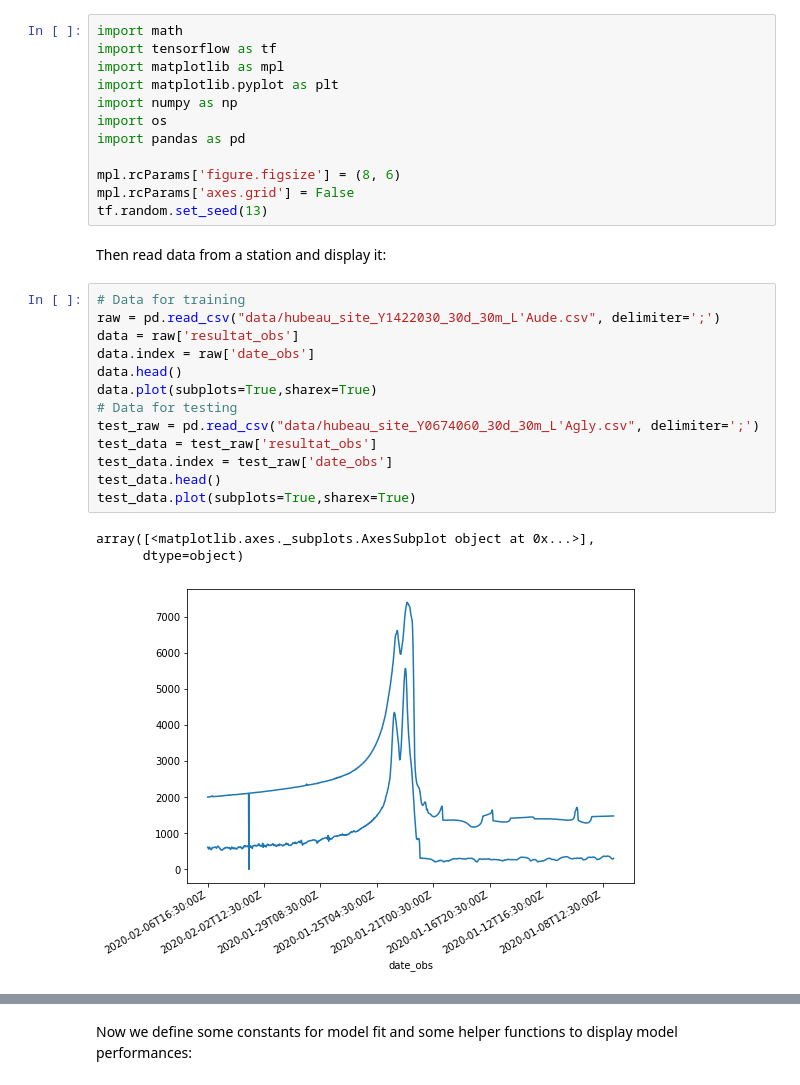
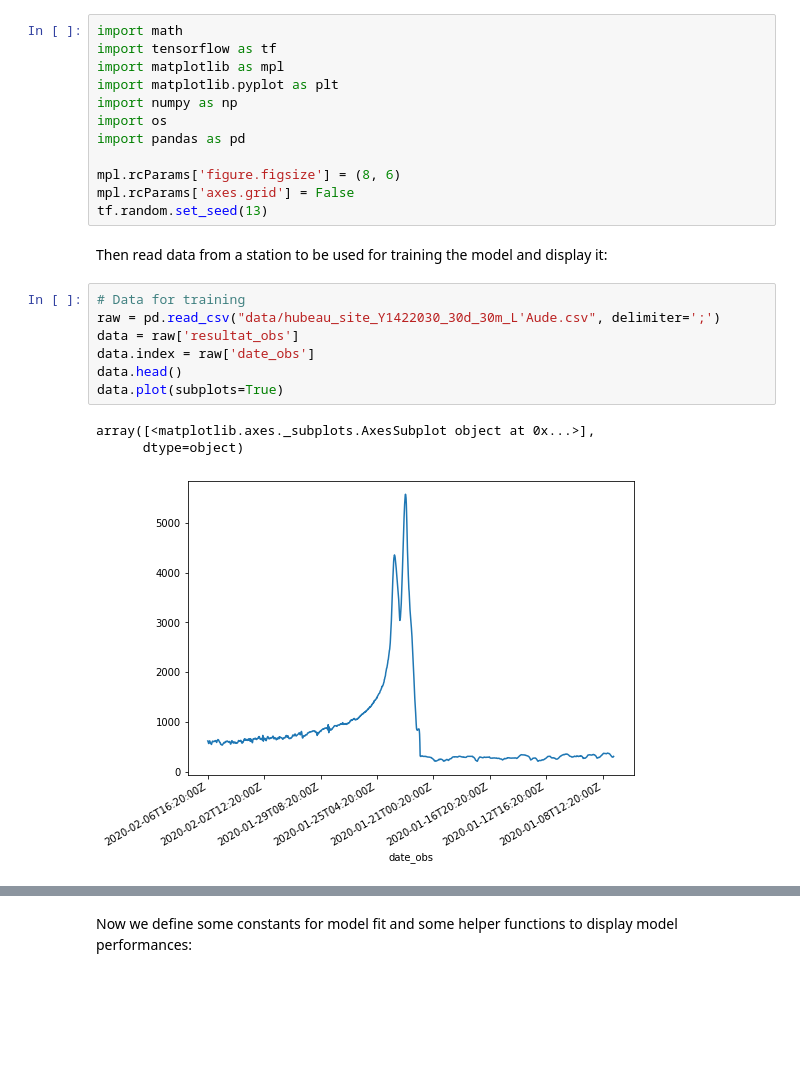
Before and after one commit to kalisio/water-level-forecasting, a Jupyter notebook: hubeau_univariate.ipynb, the cells around one changed output, grey strips where cells are left out. Cells and saved outputs as stored; diff of their text form; blank space fills up the shorter version.

```diff
--- a/hubeau_univariate.ipynb
+++ b/hubeau_univariate.ipynb
@@ -15,21 +15,15 @@ mpl.rcParams['figure.figsize'] = (8, 6)
 mpl.rcParams['axes.grid'] = False
 tf.random.set_seed(13)
 # %% [markdown]
-Then read data from a station and display it:
+Then read data from a station to be used for training the model and display it:
 # %%
 # Data for training
 raw = pd.read_csv("data/hubeau_site_Y1422030_30d_30m_L'Aude.csv", delimiter=';')
 data = raw['resultat_obs']
 data.index = raw['date_obs']
 data.head()
-data.plot(subplots=True,sharex=True)
-# Data for testing
-test_raw = pd.read_csv("data/hubeau_site_Y0674060_30d_30m_L'Agly.csv", delimiter=';')
-test_data = test_raw['resultat_obs']
-test_data.index = test_raw['date_obs']
-test_data.head()
-test_data.plot(subplots=True,sharex=True)
+data.plot(subplots=True)
 # %% [output]
 array([<matplotlib.axes._subplots.AxesSubplot object at 0x...>],
       dtype=object)
-[figure, old version]
+[figure, new version]
```
Also changed, not shown: parts of 27 cells of this notebook.
